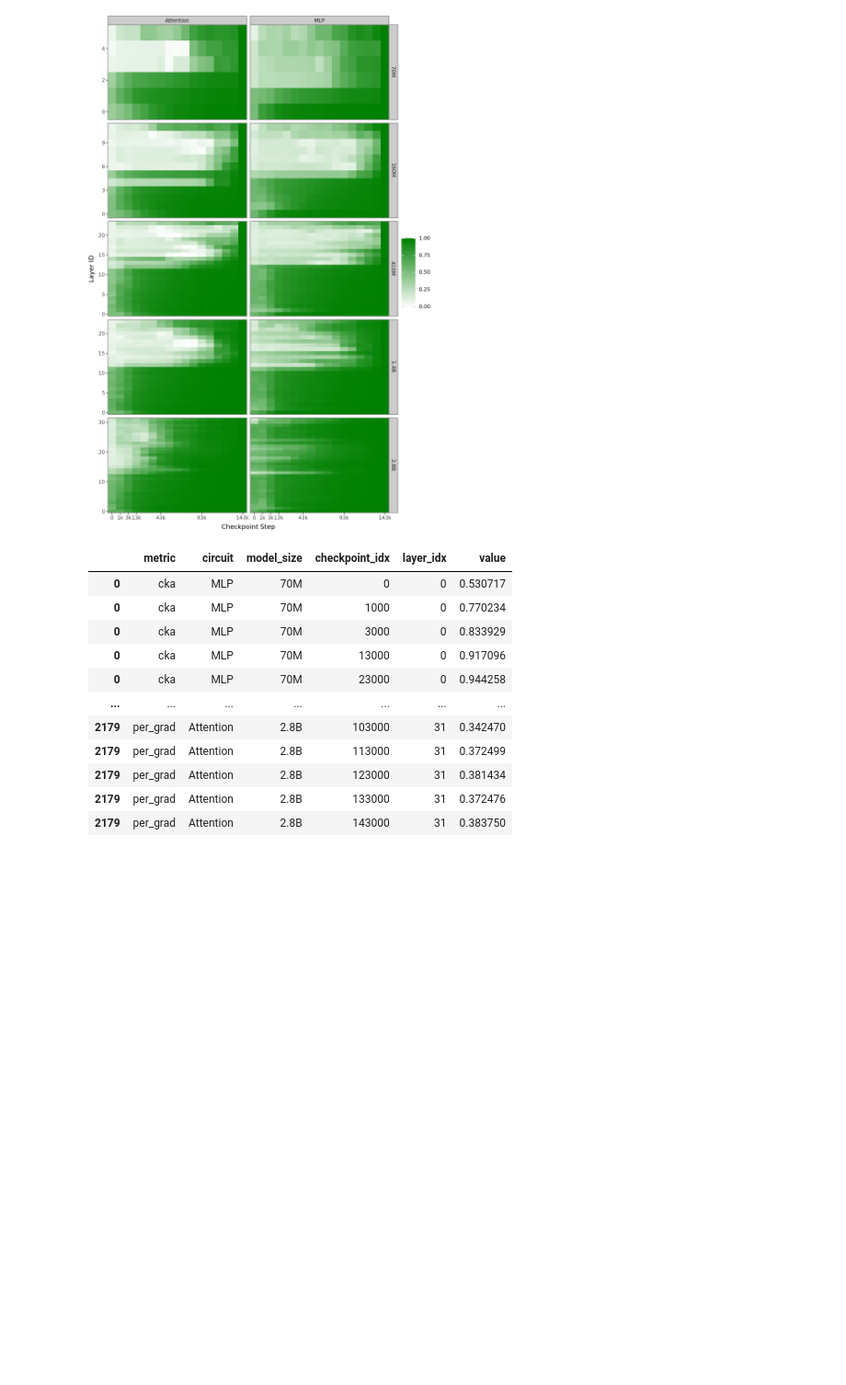
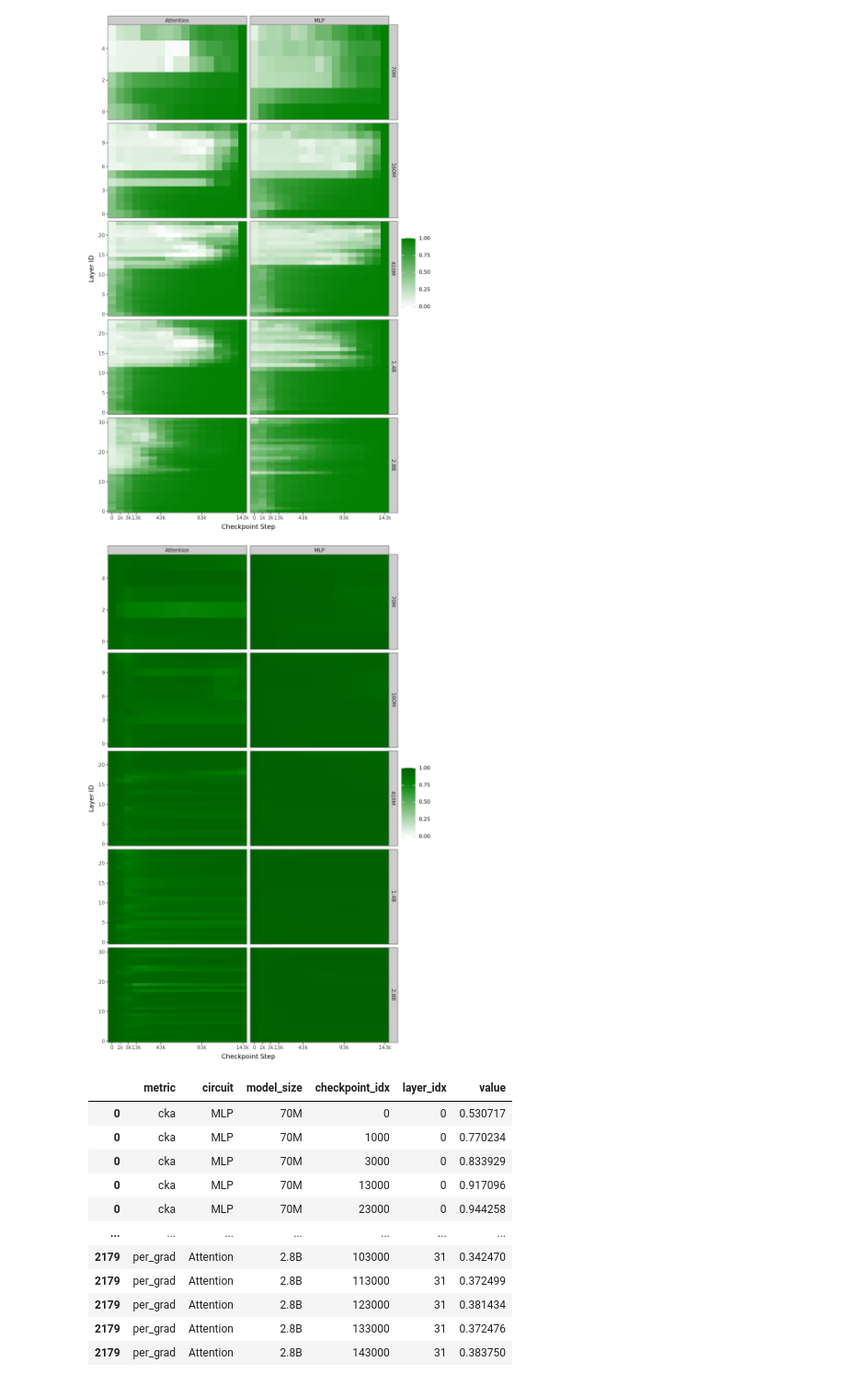
Before and after one commit to biancaganescu/pretraining-playground, a Jupyter notebook: notebooks/analysis__metric_plots_pietro.ipynb, the cells around one changed output. Shown at 92% size. Saved outputs shown, nothing was run; the diff lists cells and outputs as text; code cells hidden in the pictures; blank space fills up the shorter version.

```diff
--- a/notebooks/analysis__metric_plots_pietro.ipynb
+++ b/notebooks/analysis__metric_plots_pietro.ipynb
@@ -180,6 +182,37 @@ p.show()
 p.save("../plots/cka_full_heat.pdf")
 # %% [output]
 [figure]
+# %%
+pdata = (
+    svd_weight_df
+    # for clarity keep only certain checkpoints
+    .query("(checkpoint_idx.isin([0, 1000, 3000])) | (checkpoint_idx >= 10000)")
+    .assign(
+        circuit=lambda _df: _df["circuit"].map({"attention": "Attention", "mlp": "MLP"}),
+        effective_rank=lambda _df: _df["effective_rank"].astype(float),
+        layer_idx=lambda _df: _df["layer_idx"].astype(int),
+    )
+)
+# %%
+p = (
+    pn.ggplot(pdata.dropna(), pn.aes("factor(checkpoint_idx)", "layer_idx", fill="effective_rank")) +
+    pn.geom_tile(height=1, colour=None) +
+    pn.facet_grid(rows="model_size", cols="circuit", scales="free_y") +
+    pn.scale_x_discrete(
+        expand=(0, 0),
+        breaks=[0, 1000, 3000, 13000, 43000, 93000, 143000],
+        labels=lambda x: [f"{v / 1000:.0f}k" if v >= 1000 else f"{v:.0f}" for v in x],
+    ) +
+    pn.scale_y_continuous(expand=(0, 0)) +
+    pn.scale_fill_gradient2(limits=(0, 1), midpoint=.8, low="white", mid="green", high="black") +
+    pn.labs(fill="", x="Checkpoint Step", y="Layer ID") +
+    pn.theme_bw(base_size=11) +
+    pn.theme(plot_margin=0.001, plot_background=None, legend_box_spacing=0.01, legend_box_margin=0, figure_size=(8, 12))
+)
+p.show()
+# p.save("../plots/cka_full_heat.pdf")
+# %% [output]
+[figure, added]
 # %%
 cols = ["metric", "circuit", "model_size", "checkpoint_idx", "layer_idx", "value"]
 pdata = pd.concat(
```
Also changed, not shown: parts of 3 cells of this notebook.
